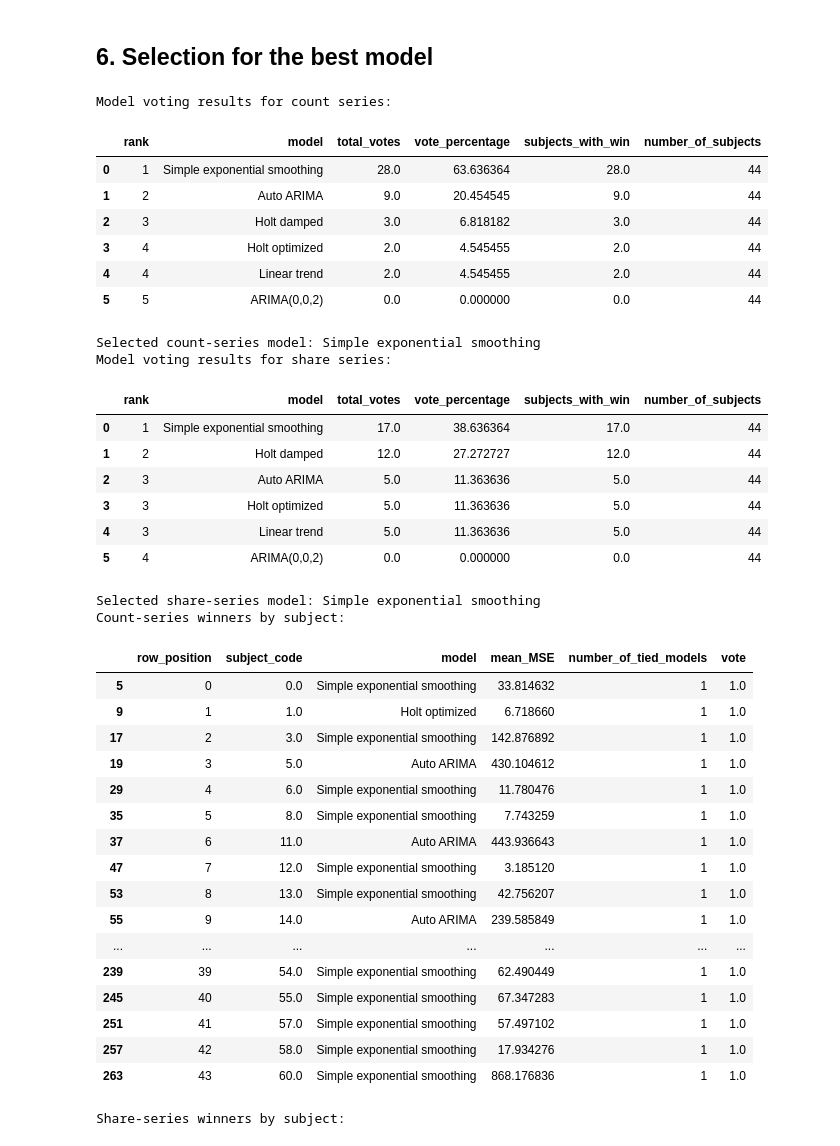
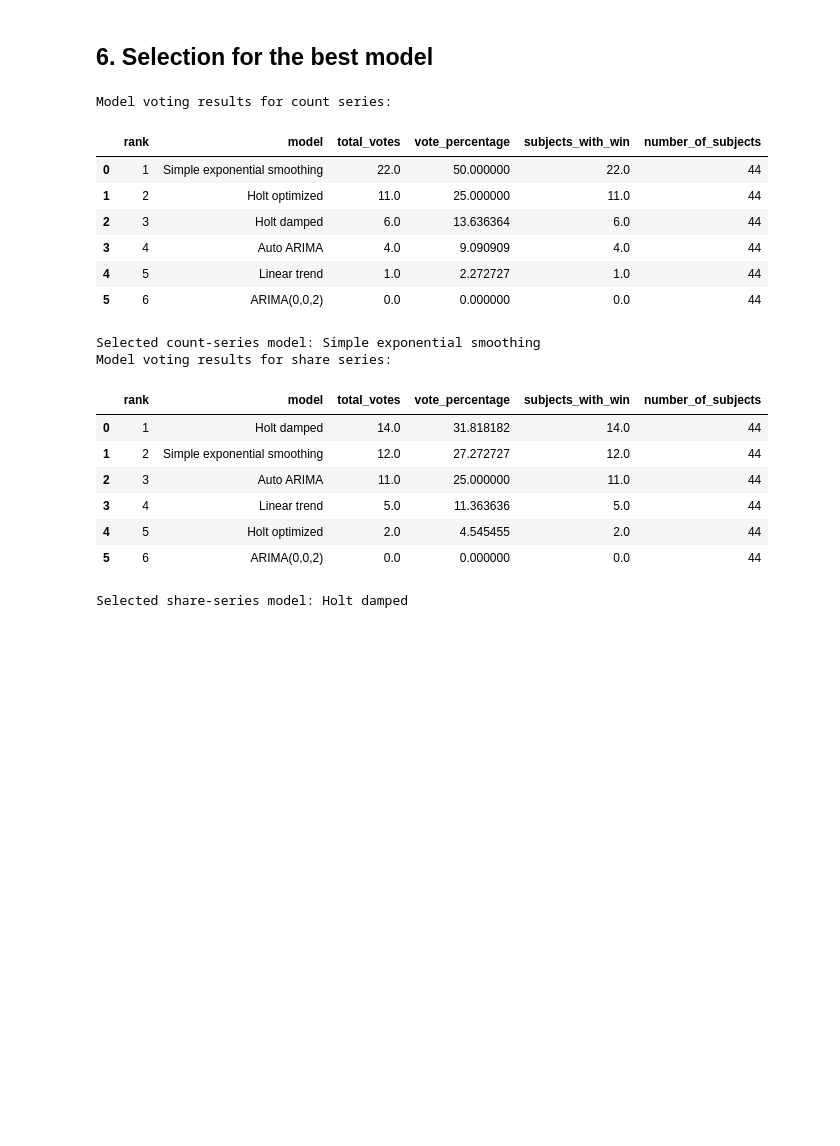
Before and after one commit to Erdos-Projects/summer26-math-genealogy, a Jupyter notebook: notebooks/subject_analysis-Yilong/cross_validation.ipynb, the cells around one changed output. Drawn from its saved outputs; the diff is of its cells as text; code cells hidden in the pictures; blank space fills up the shorter version.

```diff
--- a/notebooks/subject_analysis-Yilong/cross_validation.ipynb
+++ b/notebooks/subject_analysis-Yilong/cross_validation.ipynb
@@ -163,9 +222,9 @@ def forecast_models(train, train_years, forecast_years):
 def rolling_window_cv(
     y,
     year_values,
-    window_size=40,
-    horizon=5,
-    step=5
+    window_size=20,
+    horizon=3,
+    step=3
 ):
     """Run fixed-length rolling-window time-series cross-validation.
 
@@ -490,9 +576,9 @@ share_summary_5year
 # %%
 def cross_validate_all_subjects(
     matrix,
-    window_size=40,
-    horizon=5,
-    step=5
+    window_size=20,
+    horizon=3,
+    step=3
 ):
     """Run rolling-window CV on every row of a subject matrix."""
 
@@ -586,9 +672,9 @@ def select_best_model_by_subject(subject_model_summary):
 # %%
 all_share_cv_results, share_cv_failures = cross_validate_all_subjects(
     matrix=share,
-    window_size=40,
-    horizon=5,
-    step=5
+    window_size=20,
+    horizon=3,
+    step=3
 )
 
 print("Failed share series:", len(share_cv_failures))
@@ -645,9 +731,9 @@ share_best_model_by_subject
 # %%
 all_counts_cv_results, counts_cv_failures = cross_validate_all_subjects(
     matrix=counts,
-    window_size=40,
-    horizon=5,
-    step=5
+    window_size=20,
+    horizon=3,
+    step=3
 )
 
 print("Failed count series:", len(counts_cv_failures))
@@ -886,76 +972,46 @@ counts_selected_model = (
     else None
 )
 
 print("Selected count-series model:", counts_selected_model)
 
 
 # ============================================================
 # Share-series voting
 # ============================================================
 
 share_subject_votes, share_model_vote_summary = (
     model_vote_summary(
         subject_model_summary=share_subject_model_summary,
         metric="mean_MSE"
     )
 )
 
 print("Model voting results for share series:")
 display(share_model_vote_summary)
 
 share_selected_model = (
     share_model_vote_summary.iloc[0]["model"]
     if not share_model_vote_summary.empty
     else None
 )
 
 print("Selected share-series model:", share_selected_model)
-
-
-# ============================================================
-# Optional: inspect which model won for every subject
-# ============================================================
-
-print("Count-series winners by subject:")
-display(counts_subject_votes)
-
-print("Share-series winners by subject:")
-display(share_subject_votes)
 # %% [output]
 Model voting results for count series:
 |  | rank | model | total_votes | vote_percentage | subjects_with_win | number_of_subjects |
-| 0 | 1 | Simple exponential smoothing | 28.0 | 63.636364 | 28.0 | 44 |
-| 1 | 2 | Auto ARIMA | 9.0 | 20.454545 | 9.0 | 44 |
-| 2 | 3 | Holt damped | 3.0 | 6.818182 | 3.0 | 44 |
-| 3 | 4 | Holt optimized | 2.0 | 4.545455 | 2.0 | 44 |
-| 4 | 4 | Linear trend | 2.0 | 4.545455 | 2.0 | 44 |
-| 5 | 5 | ARIMA(0,0,2) | 0.0 | 0.000000 | 0.0 | 44 |
+| 0 | 1 | Simple exponential smoothing | 22.0 | 50.000000 | 22.0 | 44 |
+| 1 | 2 | Holt optimized | 11.0 | 25.000000 | 11.0 | 44 |
+| 2 | 3 | Holt damped | 6.0 | 13.636364 | 6.0 | 44 |
+| 3 | 4 | Auto ARIMA | 4.0 | 9.090909 | 4.0 | 44 |
+| 4 | 5 | Linear trend | 1.0 | 2.272727 | 1.0 | 44 |
+| 5 | 6 | ARIMA(0,0,2) | 0.0 | 0.000000 | 0.0 | 44 |
 Selected count-series model: Simple exponential smoothing
 Model voting results for share series:
 |  | rank | model | total_votes | vote_percentage | subjects_with_win | number_of_subjects |
-| 0 | 1 | Simple exponential smoothing | 17.0 | 38.636364 | 17.0 | 44 |
-| 1 | 2 | Holt damped | 12.0 | 27.272727 | 12.0 | 44 |
-| 2 | 3 | Auto ARIMA | 5.0 | 11.363636 | 5.0 | 44 |
-| 3 | 3 | Holt optimized | 5.0 | 11.363636 | 5.0 | 44 |
-| 4 | 3 | Linear trend | 5.0 | 11.363636 | 5.0 | 44 |
-| 5 | 4 | ARIMA(0,0,2) | 0.0 | 0.000000 | 0.0 | 44 |
+| 0 | 1 | Holt damped | 14.0 | 31.818182 | 14.0 | 44 |
+| 1 | 2 | Simple exponential smoothing | 12.0 | 27.272727 | 12.0 | 44 |
+| 2 | 3 | Auto ARIMA | 11.0 | 25.000000 | 11.0 | 44 |
+| 3 | 4 | Linear trend | 5.0 | 11.363636 | 5.0 | 44 |
+| 4 | 5 | Holt optimized | 2.0 | 4.545455 | 2.0 | 44 |
+| 5 | 6 | ARIMA(0,0,2) | 0.0 | 0.000000 | 0.0 | 44 |
-Selected share-series model: Simple exponential smoothing
-Count-series winners by subject:
+Selected share-series model: Holt damped
-|  | row_position | subject_code | model | mean_MSE | number_of_tied_models | vote |
-| 5 | 0 | 0.0 | Simple exponential smoothing | 33.814632 | 1 | 1.0 |
-| 9 | 1 | 1.0 | Holt optimized | 6.718660 | 1 | 1.0 |
-| 17 | 2 | 3.0 | Simple exponential smoothing | 142.876892 | 1 | 1.0 |
-| 19 | 3 | 5.0 | Auto ARIMA | 430.104612 | 1 | 1.0 |
-| 29 | 4 | 6.0 | Simple exponential smoothing | 11.780476 | 1 | 1.0 |
-| 35 | 5 | 8.0 | Simple exponential smoothing | 7.743259 | 1 | 1.0 |
-| 37 | 6 | 11.0 | Auto ARIMA | 443.936643 | 1 | 1.0 |
-| 47 | 7 | 12.0 | Simple exponential smoothing | 3.185120 | 1 | 1.0 |
-| 53 | 8 | 13.0 | Simple exponential smoothing | 42.756207 | 1 | 1.0 |
-| 55 | 9 | 14.0 | Auto ARIMA | 239.585849 | 1 | 1.0 |
-| ... | ... | ... | ... | ... | ... | ... |
-| 239 | 39 | 54.0 | Simple exponential smoothing | 62.490449 | 1 | 1.0 |
-| 245 | 40 | 55.0 | Simple exponential smoothing | 67.347283 | 1 | 1.0 |
-| 251 | 41 | 57.0 | Simple exponential smoothing | 57.497102 | 1 | 1.0 |
-| 257 | 42 | 58.0 | Simple exponential smoothing | 17.934276 | 1 | 1.0 |
-| 263 | 43 | 60.0 | Simple exponential smoothing | 868.176836 | 1 | 1.0 |
-Share-series winners by subject:
```
Also changed, not shown: parts of 65 cells of this notebook.
